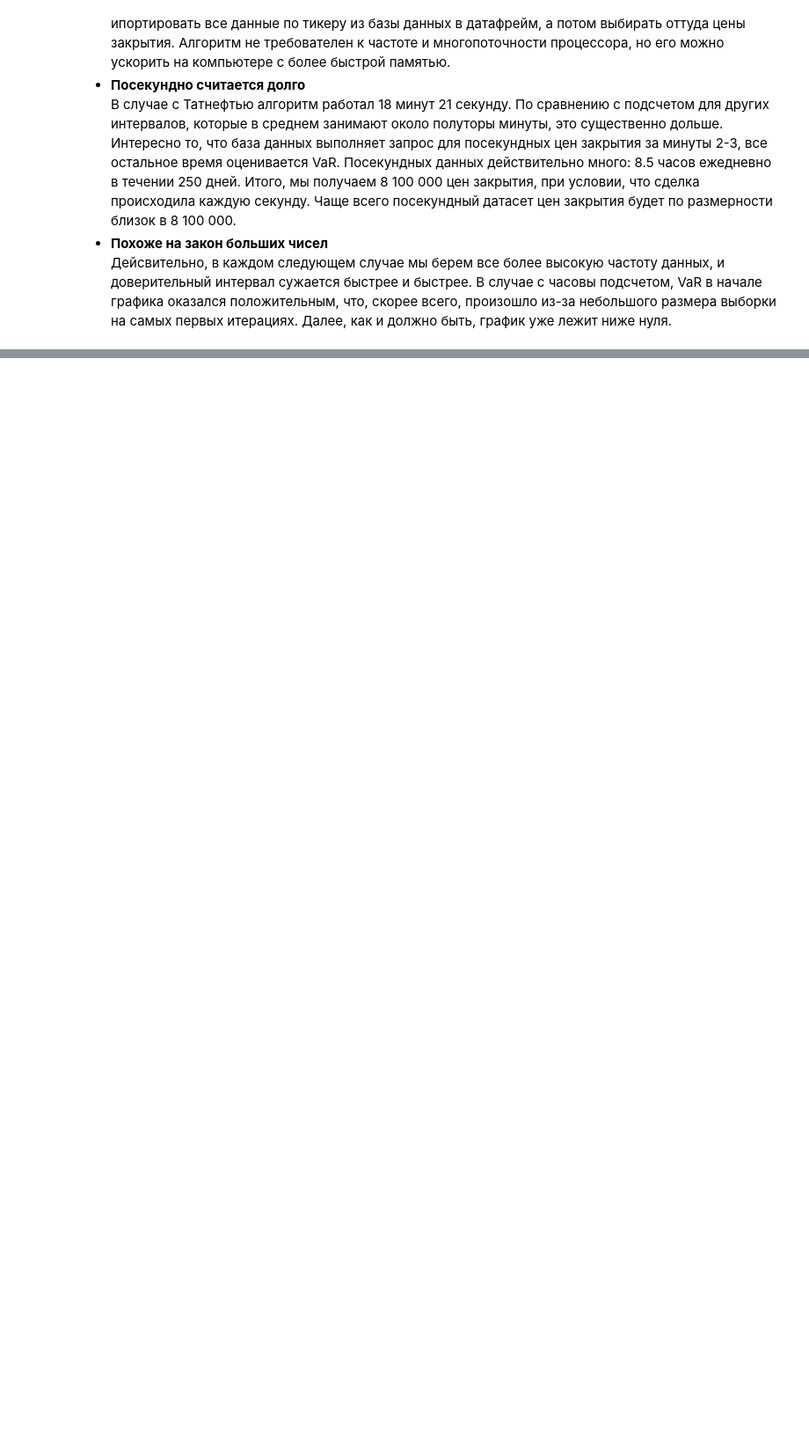
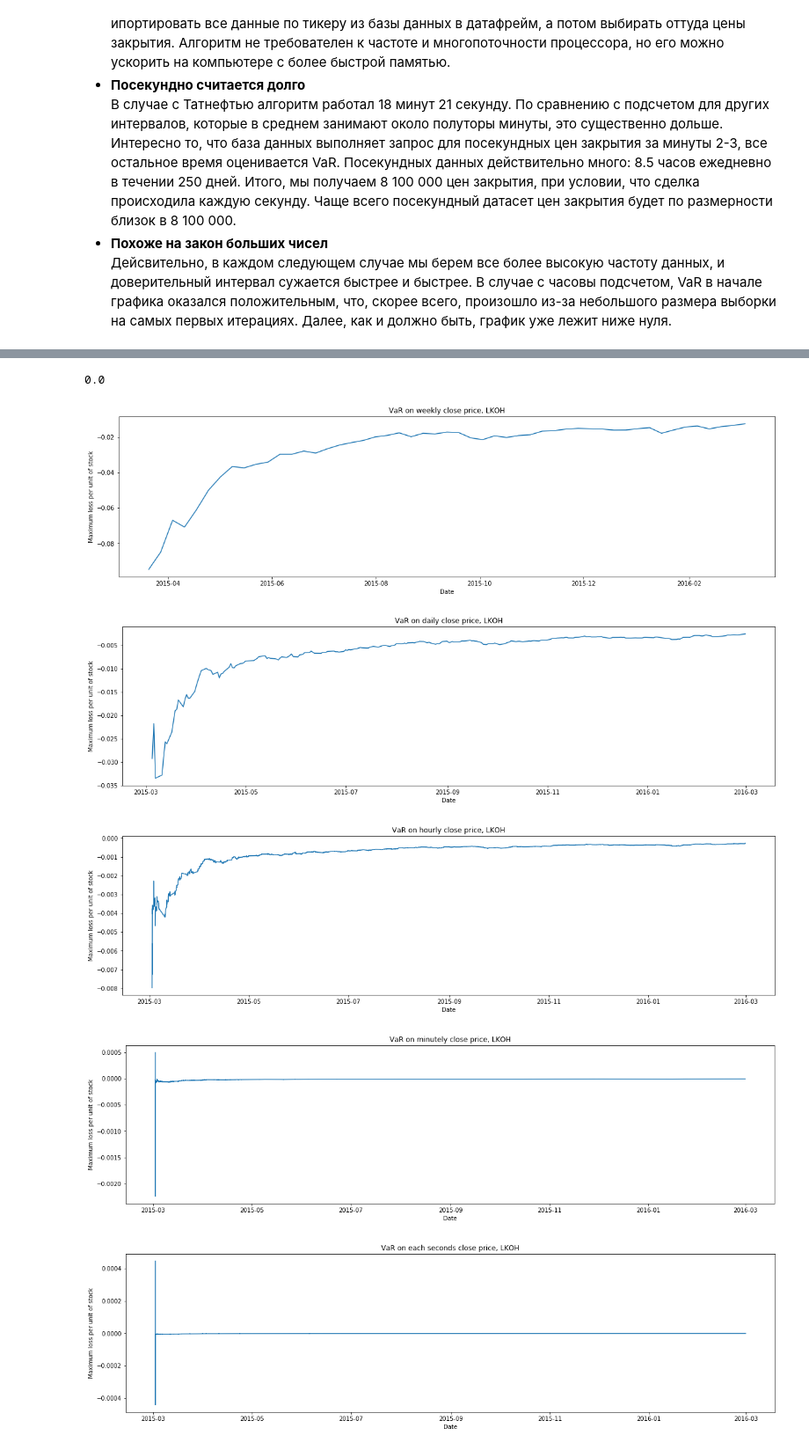
Before and after one commit to andrey-lukyanov/Thesis_2018, a Jupyter notebook: Thesis.ipynb, the cells around one changed output, grey strips where cells are left out. Shown at 88% size. Drawn from its saved outputs; the diff is of its cells as text; code cells hidden in the pictures; blank space fills up the shorter version.

```diff
--- a/Thesis.ipynb
+++ b/Thesis.ipynb
@@ -500,7 +595,7 @@ def import_minute_closing_prices(seccode):
 
     cursor = collection.aggregate(
         pipeline,
-        allowDiskUse = False
+        allowDiskUse = True
     )
 
     df =  pd.DataFrame(list(cursor))
@@ -552,7 +647,7 @@ def import_seconds_closing_prices(seccode):
 
     cursor = collection.aggregate(
         pipeline,
-        allowDiskUse = False
+        allowDiskUse = True
     )
 
     df =  pd.DataFrame(list(cursor))
@@ -711,0 +851,10 @@ hourly_df[hourly_df.Dates > datetime.datetime(year = 2015, month = 3, day = 15)]
+# %%
+%%time
+
+seccode = 'LKOH'
+
+weekly_data = import_week_closing_prices(seccode)
+daily_data = import_day_closing_prices(seccode)
+hourly_data = import_hour_closing_prices(seccode)
+minutely_data = import_minute_closing_prices(seccode)
+seconds_data = import_seconds_closing_prices(seccode)
@@ -711,0 +866,17 @@ hourly_df[hourly_df.Dates > datetime.datetime(year = 2015, month = 3, day = 15)]
+# %%
+jarque_bera(seconds_returns)[1]
+# %% [output]
+0.0
+# %%
+%%time
+VaR_closing_price(data = weekly_data, frequency = 'weekly', seccode = seccode)
+VaR_closing_price(data = daily_data, frequency = 'daily', seccode = seccode)
+VaR_closing_price(data = hourly_data, frequency = 'hourly', seccode = seccode)
+VaR_closing_price(data = minutely_data, frequency = 'minutely', seccode = seccode)
+VaR_closing_price(data = seconds_data, frequency = 'each seconds', seccode = seccode)
+# %% [output]
+[figure, added]
+[figure, added]
+[figure, added]
+[figure, added]
+[figure, added]
```
Also changed, not shown: parts of 116 cells of this notebook.
